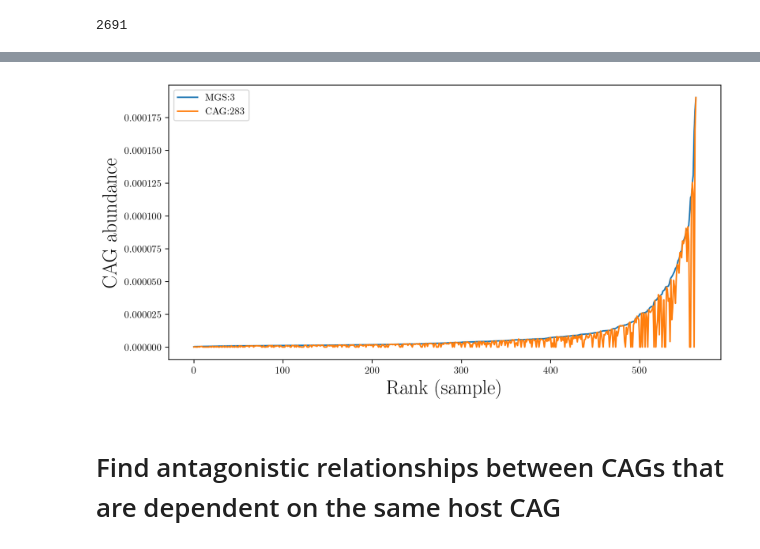
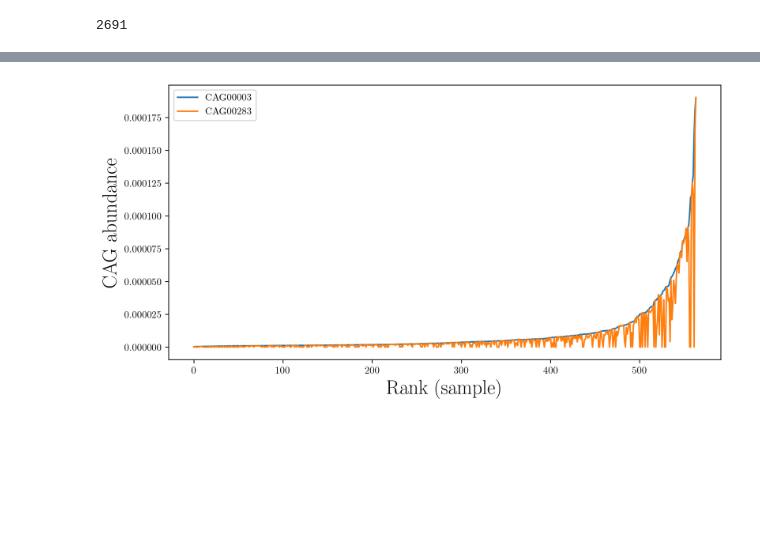
Before and after one commit to danielchang2002/MAGIC, a Jupyter notebook: src/CAG.ipynb, the cells around one changed output, grey strips where cells are left out. Drawn from its saved outputs; the diff is of its cells as text; code cells hidden in the pictures; blank space fills up the shorter version.

```diff
--- a/src/CAG.ipynb
+++ b/src/CAG.ipynb
@@ -291,3 +288,3 @@ Local cdn resources have problems on chrome/safari when used in jupyter-notebook
 # %%
-curr_MGS = "CAG00003"
-curr_CAG = "CAG00283"
+CAG1 = "CAG00003"
+CAG2 = "CAG00283"
@@ -320,2 +309,3 @@ table
 # %%
-df = CAG.loc[[curr_MGS, curr_CAG]].T.sort_values(curr_MGS)
+df = CAG.loc[[CAG1, CAG2]].T.sort_values(CAG1)
+df
@@ -322,12 +327,10 @@ df = CAG.loc[[curr_MGS, curr_CAG]].T.sort_values(curr_MGS)
 # %%
 plt.figure(figsize=(10, 5), dpi=200)
-plt.plot(df[df[curr_MGS] > 0][curr_MGS].values, label="MGS:3")
-plt.plot(df[df[curr_MGS] > 0][curr_CAG].values, label="CAG:283")
+plt.plot(df[df[CAG1] > 0][CAG1].values, label=CAG1)
+plt.plot(df[df[CAG1] > 0][CAG2].values, label=CAG2)
 plt.xlabel("Rank (sample)", fontsize=20)
 plt.ylabel("CAG abundance", fontsize=20)
 plt.legend()
 plt.show()
 # %% [output]
-[figure, old version]
+[figure, new version]
-# %% [markdown]
-# Find antagonistic relationships between CAGs that are dependent on the same host CAG
```
Also changed, not shown: parts of 96 cells of this notebook, 10 other files.
